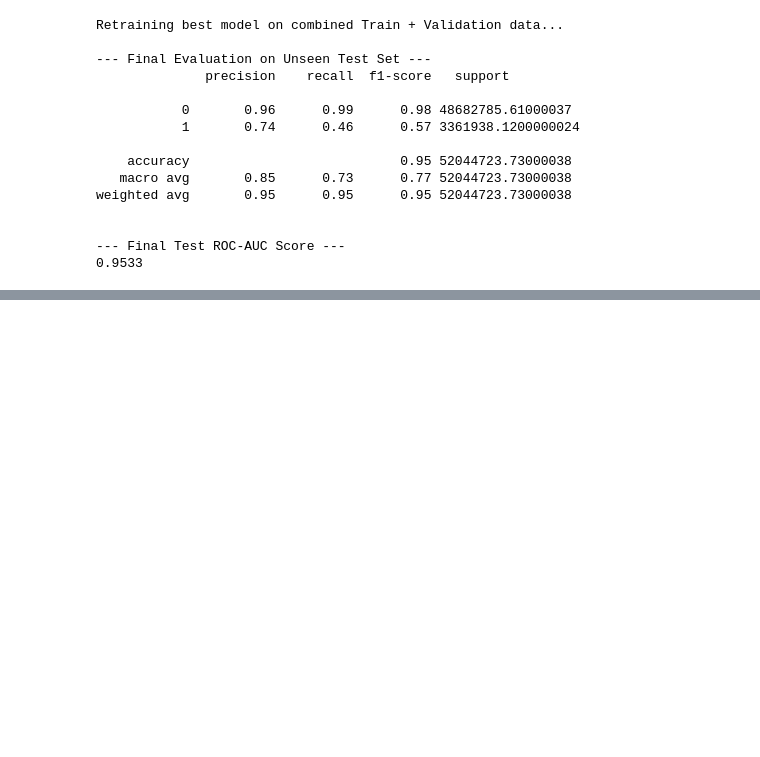
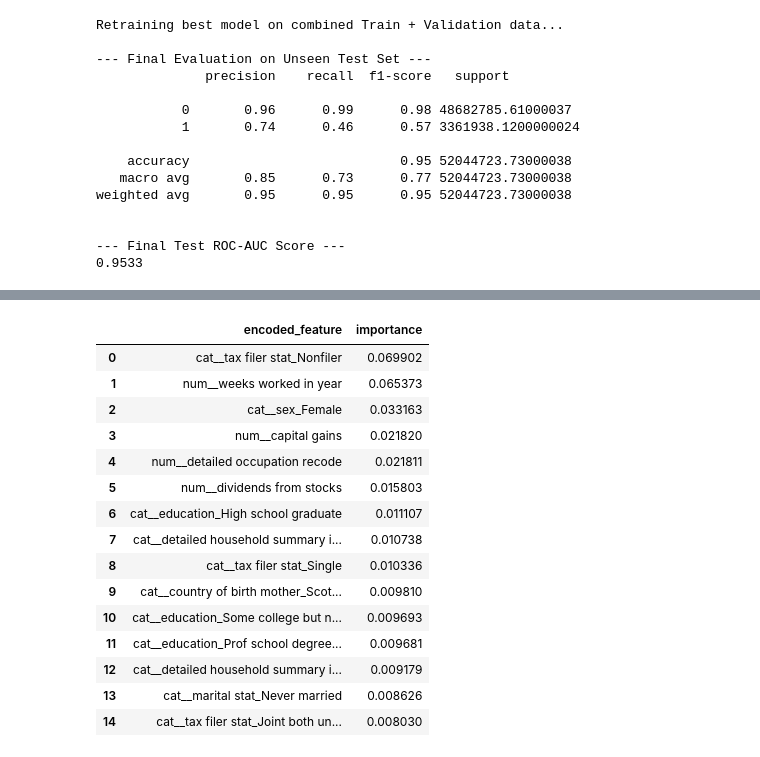
Before and after one commit to LiuXingyu627/takeHomeProject, a Jupyter notebook: classification.ipynb, the cells around one changed output, grey strips where cells are left out. Saved outputs shown, nothing was run; the diff lists cells and outputs as text; code cells hidden in the pictures; blank space fills up the shorter version.

```diff
--- a/classification.ipynb
+++ b/classification.ipynb
@@ -60,0 +123,17 @@ df.head()
+# %%
+# Weighted high-income rate by selected features (report-friendly)
+eda_cols = ['education', 'weeks worked in year', 'marital stat', 'sex']
+
+eda_df = df[eda_cols + ['weight']].copy()
+eda_df['income_>50k'] = income_gt_50k
+
+for col in eda_cols:
+    # Weighted mean of the binary target by group
+    tmp = (
+        eda_df.groupby(col)
+        .apply(lambda g: weighted_mean(g['income_>50k'], g['weight']))
+        .sort_values(ascending=False)
+        .head(10)
+    )
+    print(f"\nTop groups by weighted P(income >$50K) for: {col}")
+    display((tmp * 100).round(2).to_frame('P(>50K) %'))
@@ -273,0 +495,53 @@ weighted avg       0.95      0.95      0.95 52044723.73000038
+# %%
+# Clear feature-importance output for report usage
+# 1) encoded-feature level (exact model inputs)
+# 2) base-feature level (business-readable roll-up)
+
+feature_names = best_xgb_model.named_steps['preprocessor'].get_feature_names_out()
+importances = best_xgb_model.named_steps['classifier'].feature_importances_
+
+imp_encoded = (
+    pd.DataFrame({'encoded_feature': feature_names, 'importance': importances})
+    .sort_values('importance', ascending=False)
+    .reset_index(drop=True)
+)
+
+# Build a map from encoded features back to base feature names
+base_feature_lookup = {}
+
+# Numeric features are represented as: num__<feature>
+for col in numerical_cols:
+    base_feature_lookup[f'num__{col}'] = col
+
+# Categorical one-hot features are represented as: cat__<feature>_<category_value>
+for ef in imp_encoded['encoded_feature']:
+    if ef.startswith('num__'):
+        continue
+    if ef.startswith('cat__'):
+        matched = None
+        for col in categorical_cols:
+            prefix = f'cat__{col}_'
+            if ef.startswith(prefix):
+                matched = col
+                break
+        base_feature_lookup[ef] = matched if matched is not None else ef
+    else:
+        base_feature_lookup[ef] = ef
+
+imp_encoded['base_feature'] = imp_encoded['encoded_feature'].map(lambda x: base_feature_lookup.get(x, x))
+
+imp_base = (
+    imp_encoded.groupby('base_feature', as_index=False)['importance']
+    .sum()
+    .sort_values('importance', ascending=False)
+    .reset_index(drop=True)
+)
+
+print('Top 15 encoded features (exact model inputs):')
+display(imp_encoded[['encoded_feature', 'importance']].head(15).round(6))
+
+print('Top 15 base features (aggregated for business interpretation):')
+display(imp_base.head(15).round(6))
+
+print('Interpretation note: encoded features are model-level detail; base features are better for executive communication.')
+# %% [output]
@@ -273,0 +549,16 @@ weighted avg       0.95      0.95      0.95 52044723.73000038
+|  | encoded_feature | importance |
+| 0 | cat__tax filer stat_Nonfiler | 0.069902 |
+| 1 | num__weeks worked in year | 0.065373 |
+| 2 | cat__sex_Female | 0.033163 |
+| 3 | num__capital gains | 0.021820 |
+| 4 | num__detailed occupation recode | 0.021811 |
+| 5 | num__dividends from stocks | 0.015803 |
+| 6 | cat__education_High school graduate | 0.011107 |
+| 7 | cat__detailed household summary i... | 0.010738 |
+| 8 | cat__tax filer stat_Single | 0.010336 |
+| 9 | cat__country of birth mother_Scot... | 0.009810 |
+| 10 | cat__education_Some college but n... | 0.009693 |
+| 11 | cat__education_Prof school degree... | 0.009681 |
+| 12 | cat__detailed household summary i... | 0.009179 |
+| 13 | cat__marital stat_Never married | 0.008626 |
+| 14 | cat__tax filer stat_Joint both un... | 0.008030 |
```
Also changed, not shown: parts of 20 cells of this notebook.
